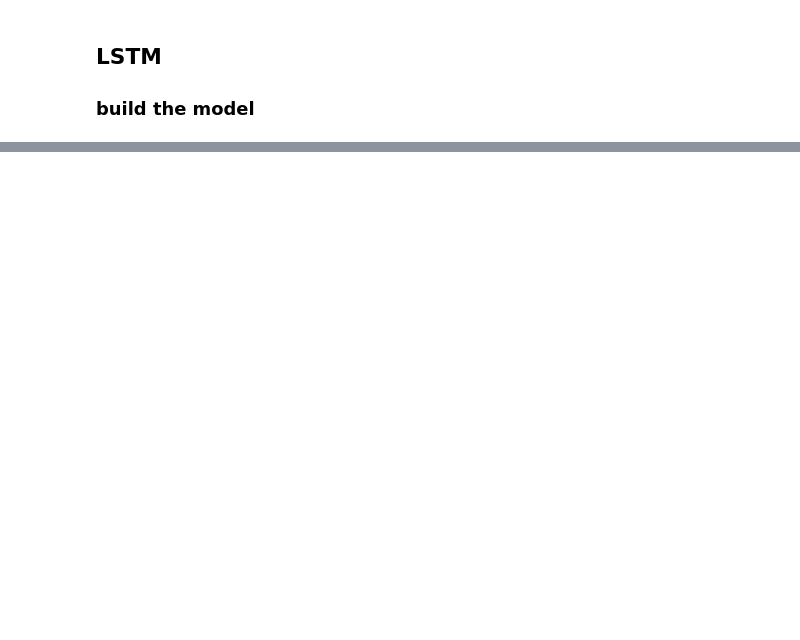
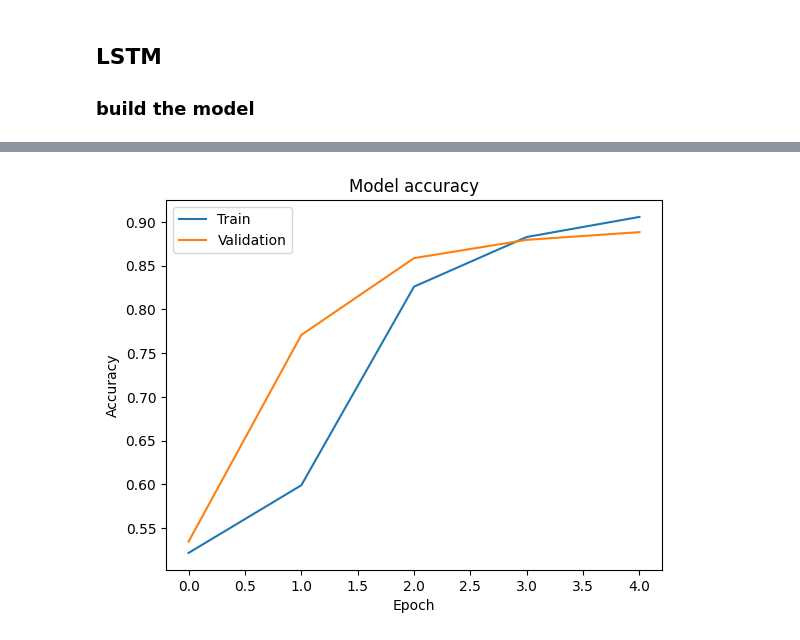
Before and after one commit to ranaehelal/Movie-Review-Sentiment, a Jupyter notebook: IMDB_Dataset_of_50K_Movie_Reviews.ipynb, the cells around one changed output, grey strips where cells are left out. Saved outputs shown, nothing was run; the diff lists cells and outputs as text; code cells hidden in the pictures; blank space fills up the shorter version.

```diff
--- a/IMDB_Dataset_of_50K_Movie_Reviews.ipynb
+++ b/IMDB_Dataset_of_50K_Movie_Reviews.ipynb
@@ -138,7 +138,7 @@ from tensorflow.keras.layers import Embedding, LSTM, Dense, Dropout
 from sklearn.model_selection import train_test_split
 from sklearn.metrics import accuracy_score
 # %%
-tokenizer = Tokenizer(num_words=10000, oov_token="<OOV>") # most common
+tokenizer = Tokenizer(num_words=5000, oov_token="<OOV>") # most common
 tokenizer.fit_on_texts(df['review'])
 sequences = tokenizer.texts_to_sequences(df['review'])#to numbers
 padded_sequences = pad_sequences(sequences, maxlen=200, padding='post') #if less add 0 more trunc
@@ -173,3 +185,14 @@ array([1, 1, 0, ..., 1, 0, 1])
 # %% [markdown]
 ## LSTM
 ### build the model
+# %%
+model = Sequential()
+model.add(Embedding(input_dim =5000, output_dim = 128, input_length = 200))
+model.add(LSTM(128, dropout=0.2, recurrent_dropout = 0.2))
+model.add(Dense(1, activation = "sigmoid"))
+# %%
+# Compile the model first
+model.compile(loss='binary_crossentropy', optimizer='adam', metrics=['accuracy'])
+
+# Now, train the model
+history = model.fit(X_train, y_train, epochs=5, batch_size=64, validation_data=(X_test, y_test))
@@ -175,0 +224,11 @@ array([1, 1, 0, ..., 1, 0, 1])
+# %%
+# Plot training & validation accuracy values
+plt.plot(history.history['accuracy'])
+plt.plot(history.history['val_accuracy'])
+plt.title('Model accuracy')
+plt.ylabel('Accuracy')
+plt.xlabel('Epoch')
+plt.legend(['Train', 'Validation'], loc='upper left')
+plt.show()
+# %% [output]
+[figure, added]
```
Also changed, not shown: parts of 9 cells of this notebook.
